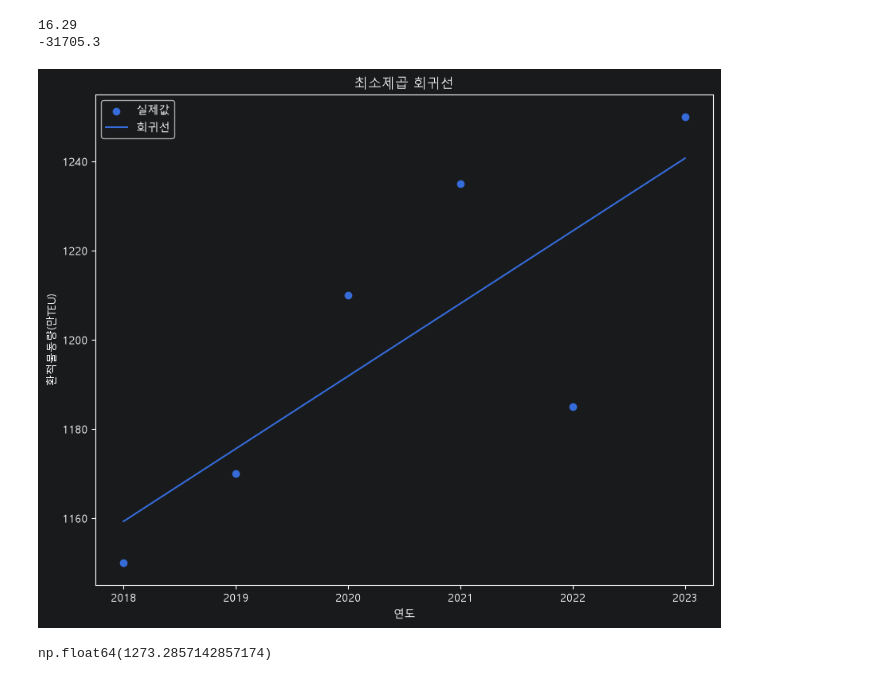
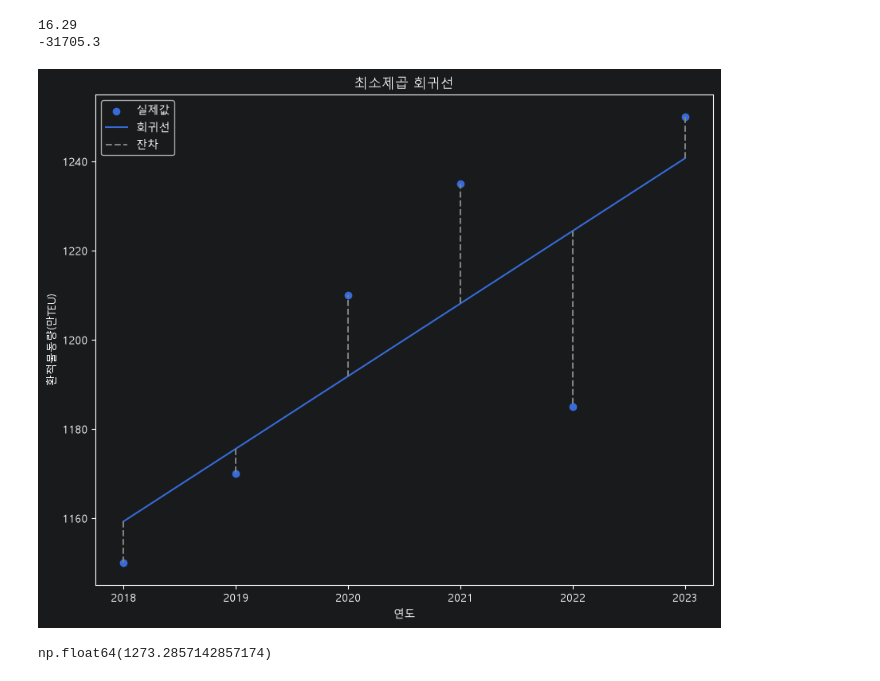
Before and after one commit to dorothy1088/smartport, a Jupyter notebook: regression.ipynb, the cells around one changed output. Cells and saved outputs as stored; diff of their text form; code cells hidden in the pictures.

```diff
--- a/regression.ipynb
+++ b/regression.ipynb
@@ -79,20 +79,22 @@ residuals = tranship - fitted
 # %%
 import matplotlib.pyplot as plt
 plt.rcParams['font.family'] = 'Malgun Gothic'
 fig, ax = plt.subplots(figsize=(10, 8))
 
+
 ax.scatter(years, tranship, label='실제값')
 ax.plot(years, fitted, label='회귀선')
+ax.vlines(years, fitted, tranship, color='gray', linestyles='--', label='잔차') #잔차
 
 ax.set_xlabel('연도')
 ax.set_ylabel('환적물동량(만TEU)')
 
 ax.set_title('최소제곱 회귀선')
 
 ax.legend()
 plt.show()
 # %% [output]
-[figure, old version]
+[figure, new version]
 # %%
 # model.predict([[2024]])[0]
 model.predict([[2025]])[0]
```
Also changed, not shown: parts of 11 cells of this notebook, 1 other file.
